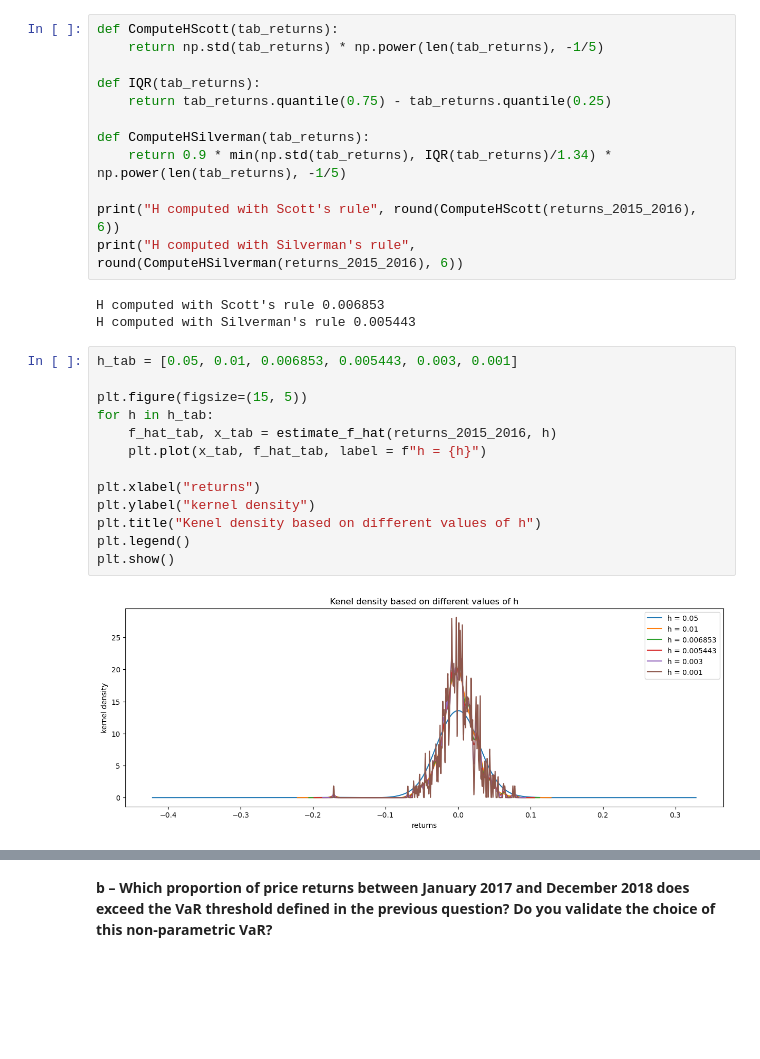
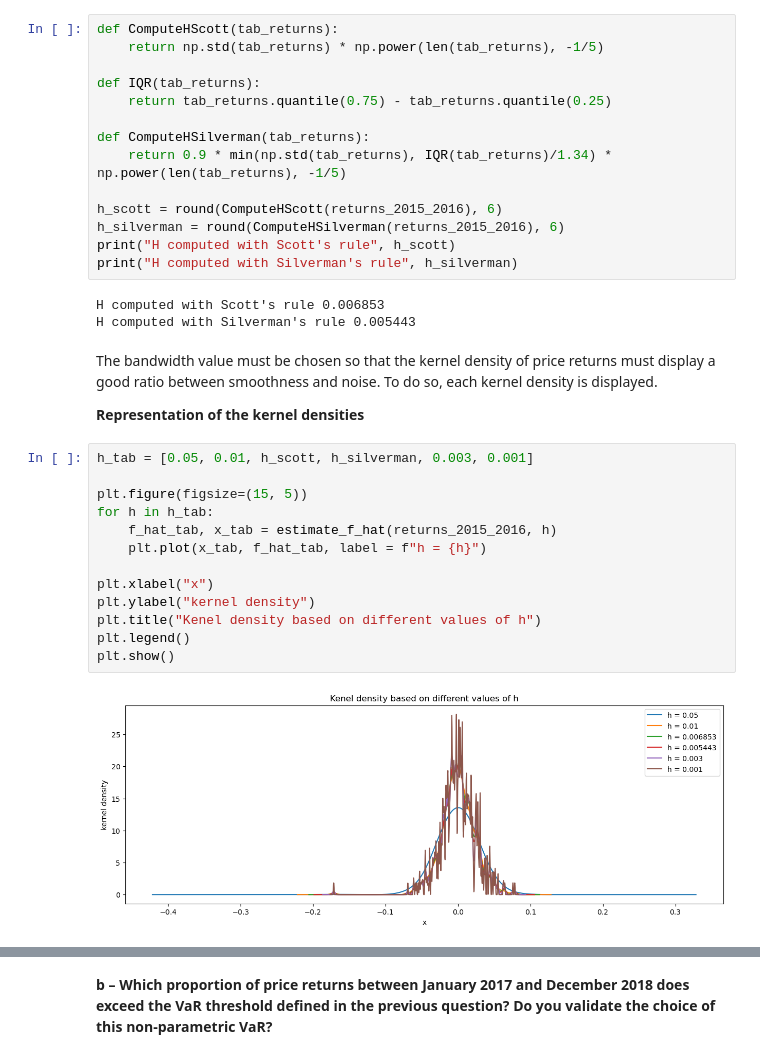
Before and after one commit to NatachaGsn/Market-risk---project, a Jupyter notebook: project.ipynb, the cells around one changed output, grey strips where cells are left out. Drawn from its saved outputs; the diff is of its cells as text; blank space fills up the shorter version.

```diff
--- a/project.ipynb
+++ b/project.ipynb
@@ -116,26 +123,32 @@ def IQR(tab_returns):
 def ComputeHSilverman(tab_returns):
     return 0.9 * min(np.std(tab_returns), IQR(tab_returns)/1.34) * np.power(len(tab_returns), -1/5)
 
-print("H computed with Scott's rule", round(ComputeHScott(returns_2015_2016), 6))
-print("H computed with Silverman's rule", round(ComputeHSilverman(returns_2015_2016), 6))
+h_scott = round(ComputeHScott(returns_2015_2016), 6)
+h_silverman = round(ComputeHSilverman(returns_2015_2016), 6)
+print("H computed with Scott's rule", h_scott)
+print("H computed with Silverman's rule", h_silverman)
 # %% [output]
 H computed with Scott's rule 0.006853
 H computed with Silverman's rule 0.005443
+# %% [markdown]
+The bandwidth value must be chosen so that the kernel density of price returns must display a good ratio between smoothness and noise. To do so, each kernel density is displayed.
+
+**Representation of the kernel densities**
 # %%
-h_tab = [0.05, 0.01, 0.006853, 0.005443, 0.003, 0.001]
+h_tab = [0.05, 0.01, h_scott, h_silverman, 0.003, 0.001]
 
 plt.figure(figsize=(15, 5))
 for h in h_tab:
     f_hat_tab, x_tab = estimate_f_hat(returns_2015_2016, h)
     plt.plot(x_tab, f_hat_tab, label = f"h = {h}")
 
-plt.xlabel("returns")
+plt.xlabel("x")
 plt.ylabel("kernel density")
 plt.title("Kenel density based on different values of h")
 plt.legend()
 plt.show()
 # %% [output]
-[figure, old version]
+[figure, new version]
 # %%
 for h in h_tab:
     f_hat_tab, x_tab = estimate_f_hat(returns_2015_2016, h)
```
Also changed, not shown: parts of 33 cells of this notebook, 3 other files.
